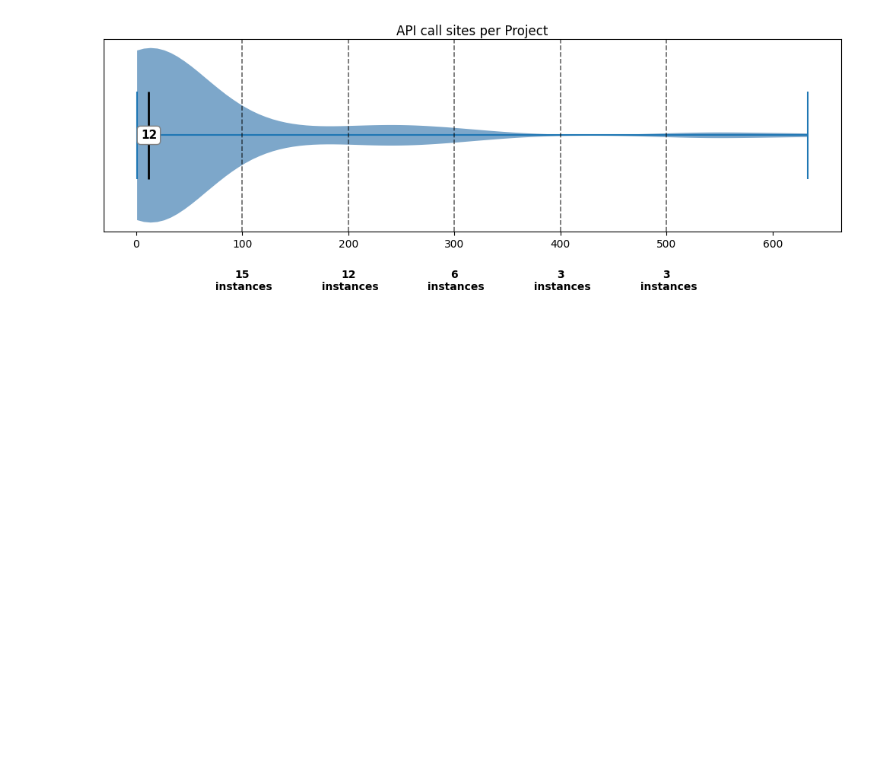
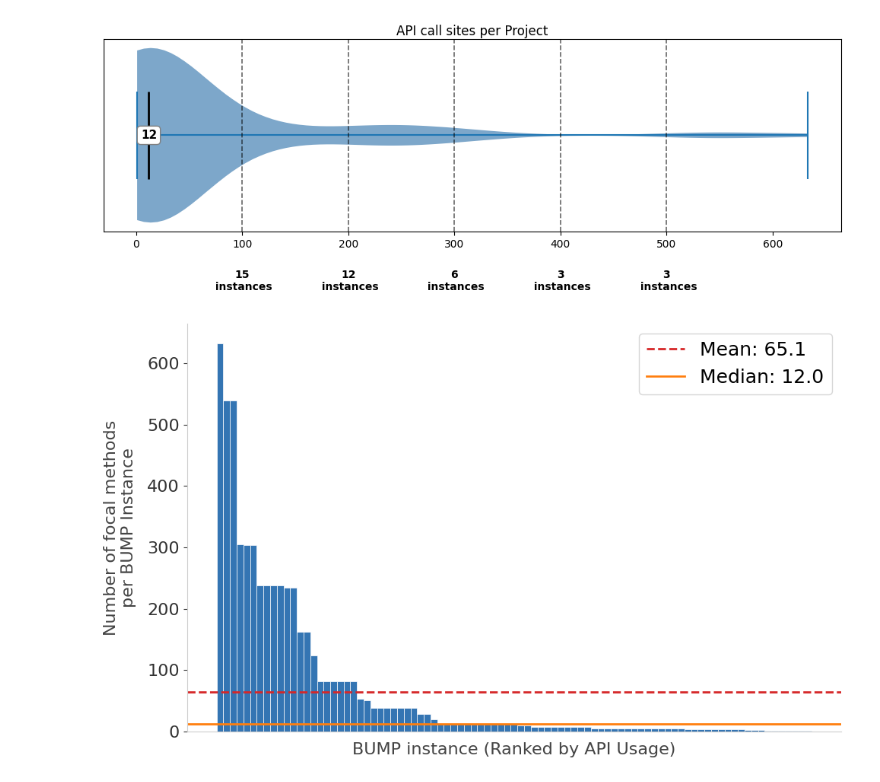
Before and after one commit to CuriousBeing1508/LLM_TestGeneration_for_BC, a Jupyter notebook: NewExpAfterCanary/ResultsForRQs/RQ1/PlottingInstanceWithFocalCount.ipynb, the cells around one changed output. Cells and saved outputs as stored; diff of their text form; code cells hidden in the pictures; blank space fills up the shorter version.

Commit message:
adding some generated plots for the paper

```diff
--- a/NewExpAfterCanary/ResultsForRQs/RQ1/PlottingInstanceWithFocalCount.ipynb
+++ b/NewExpAfterCanary/ResultsForRQs/RQ1/PlottingInstanceWithFocalCount.ipynb
@@ -353,3 +353,72 @@ Total usages found : 5790
 Expected total     : 5790
  Match
 [figure]
+# %%
+import os
+import pandas as pd
+import matplotlib.pyplot as plt
+
+# --- CONFIG ---
+EXP7_PATH = "/Volumes/Rachna-HD/FilteredDataset/Exp7Prompts"
+TOTAL_EXPECTED = 5790
+
+# --- COUNT USAGES PER PROJECT ---
+rows = []
+if not os.path.exists(EXP7_PATH):
+    raise FileNotFoundError(f"Cannot find path: {EXP7_PATH}. Please check your drive.")
+
+for project in sorted(os.listdir(EXP7_PATH)):
+    project_dir = os.path.join(EXP7_PATH, project)
+    if os.path.isdir(project_dir):
+        usages = sum(1 for f in os.listdir(project_dir) if f.endswith(".txt"))
+        rows.append({"project": project, "usages": usages})
+
+# Sort descending to create the "waterfall/long-tail" effect and reset index for ranking
+df = pd.DataFrame(rows).sort_values("usages", ascending=False).reset_index(drop=True)
+
+# --- RANK-ORDERED BAR CHART ---
+fig, ax = plt.subplots(figsize=(10, 6), facecolor='white')
+
+# Plot every single project as a bar
+ax.bar(df.index, df['usages'], color="#3475b3", width=1.0, edgecolor="white", linewidth=0.5)
+
+# Calculate Median and Mean
+median_val = df["usages"].median()
+mean_val = df["usages"].mean()
+
+# Add standard reference lines for Mean and Median across the whole dataset
+ax.axhline(mean_val, color='#d62728', linestyle='--', linewidth=2,
+           label=f'Mean: {mean_val:.1f}')
+ax.axhline(median_val, color='#ff7f0e', linestyle='-', linewidth=2,
+           label=f'Median: {median_val:.1f}')
+
+# --- PROFESSIONAL STYLING ---
+# Clean up axes
+ax.spines['top'].set_visible(False)
+ax.spines['right'].set_visible(False)
+ax.spines['left'].set_color('#cccccc')
+ax.spines['bottom'].set_color('#cccccc')
+
+# Labels
+ax.set_ylabel("Number of focal methods\nper BUMP Instance",
+              fontsize=16, color='#444444', labelpad=10)
+ax.set_xlabel("BUMP instance (Ranked by API Usage)",
+              fontsize=16, color='#444444', labelpad=10)
+
+# Soften ticks and grids
+ax.tick_params(axis='both', which='major', labelsize=16, colors='#333333')
+# ax.grid(axis='y', linestyle=':', alpha=0.6, color='gray')
+ax.set_axisbelow(True)
+
+# Hide x-axis numbers (since they just represent arbitrary project rank)
+ax.set_xticks([])
+
+# Add legend for the lines
+ax.legend(fontsize=18, loc='upper right', frameon=True, edgecolor='#cccccc')
+
+# Save and Display
+plt.tight_layout()
+plt.savefig("rank_ordered_bar_chart_no_stats.pdf", dpi=300, bbox_inches='tight')
+plt.show()
+# %% [output]
+[figure, added]
```
Also changed, not shown: 31 other files.
